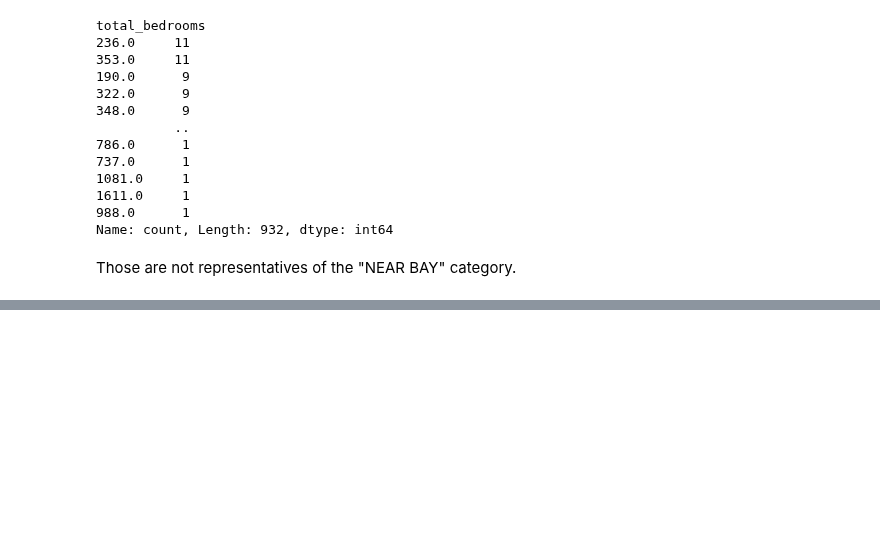
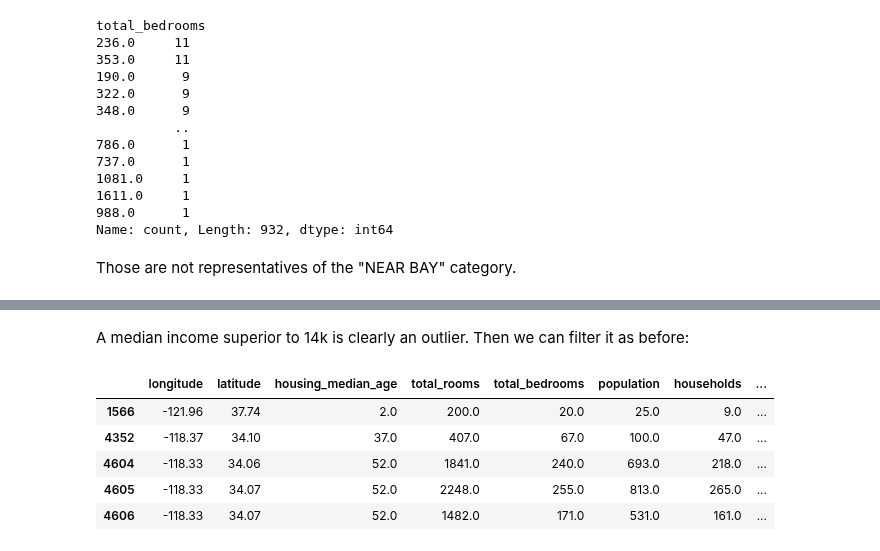
Before and after one commit to bizzaccelerator/Data-Science-Study-Notes, a Jupyter notebook: 8. Data Cleaning and data wrangling.ipynb, the cells around one changed output, grey strips where cells are left out. Drawn from its saved outputs; the diff is of its cells as text; code cells hidden in the pictures; blank space fills up the shorter version.

```diff
--- a/8. Data Cleaning and data wrangling.ipynb
+++ b/8. Data Cleaning and data wrangling.ipynb
@@ -148,0 +212,11 @@ From our general dataset, we can get the following statistics:
+# %% [markdown]
+A median income superior to 14k is clearly an outlier. Then we can filter it as before:
+# %%
+housing[housing['median_income']>= 15].head(5)
+# %% [output]
+|  | longitude | latitude | housing_median_age | total_rooms | total_bedrooms | population | households | ... |
+| 1566 | -121.96 | 37.74 | 2.0 | 200.0 | 20.0 | 25.0 | 9.0 | ... |
+| 4352 | -118.37 | 34.10 | 37.0 | 407.0 | 67.0 | 100.0 | 47.0 | ... |
+| 4604 | -118.33 | 34.06 | 52.0 | 1841.0 | 240.0 | 693.0 | 218.0 | ... |
+| 4605 | -118.33 | 34.07 | 52.0 | 2248.0 | 255.0 | 813.0 | 265.0 | ... |
+| 4606 | -118.33 | 34.07 | 52.0 | 1482.0 | 171.0 | 531.0 | 161.0 | ... |
```
Also changed, not shown: parts of 23 cells of this notebook.
